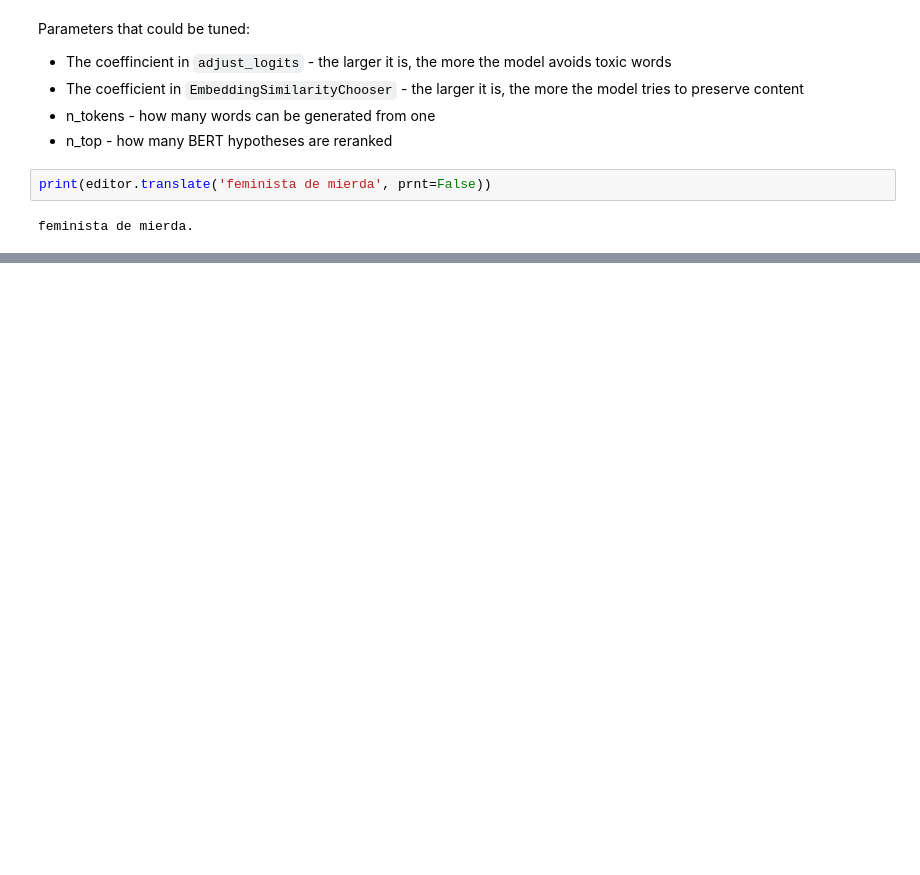
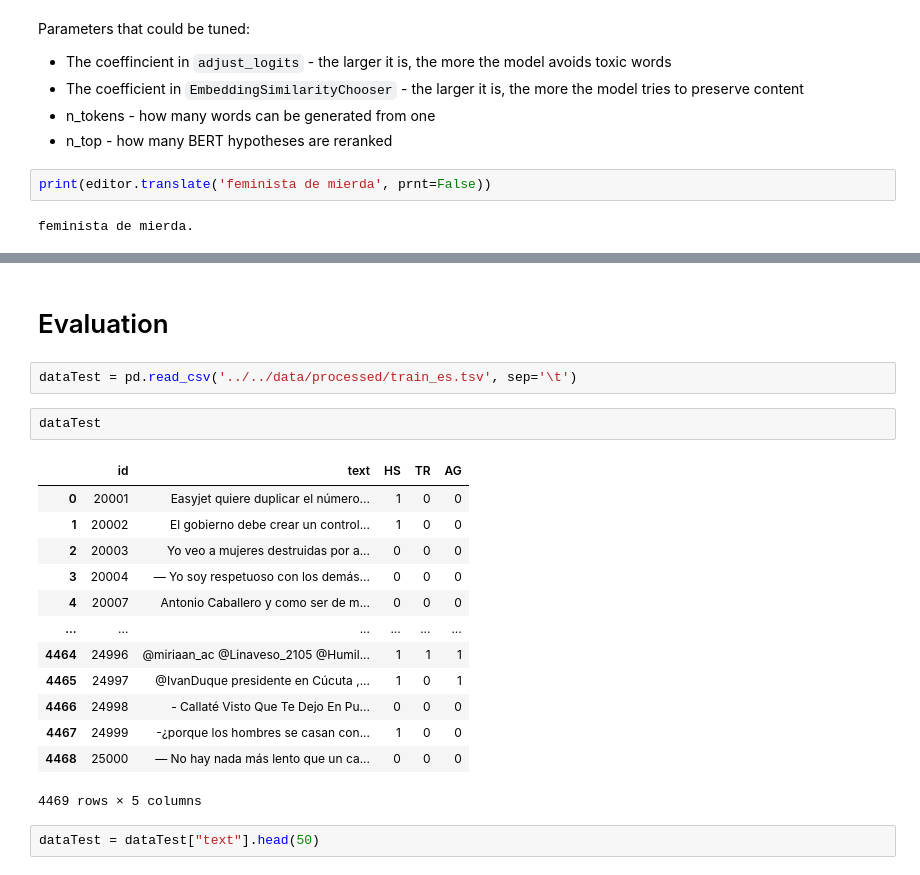
Before and after one commit to GabrielTuco/Text-Detoxification-in-Spanish, a Jupyter notebook: style_transfer/condBERT/condrobertuito_compile_vocab.ipynb, the cells around one changed output, grey strips where cells are left out. Cells and saved outputs as stored; diff of their text form; blank space fills up the shorter version.

```diff
--- a/style_transfer/condBERT/condrobertuito_compile_vocab.ipynb
+++ b/style_transfer/condBERT/condrobertuito_compile_vocab.ipynb
@@ -349,0 +350,22 @@ feminista de mierda,
+# %% [markdown]
+# Evaluation
+# %%
+dataTest = pd.read_csv('../../data/processed/train_es.tsv', sep='\t')
+# %%
+dataTest
+# %% [output]
+|  | id | text | HS | TR | AG |
+| 0 | 20001 | Easyjet quiere duplicar el número... | 1 | 0 | 0 |
+| 1 | 20002 | El gobierno debe crear un control... | 1 | 0 | 0 |
+| 2 | 20003 | Yo veo a mujeres destruidas por a... | 0 | 0 | 0 |
+| 3 | 20004 | — Yo soy respetuoso con los demás... | 0 | 0 | 0 |
+| 4 | 20007 | Antonio Caballero y como ser de m... | 0 | 0 | 0 |
+| ... | ... | ... | ... | ... | ... |
+| 4464 | 24996 | @miriaan_ac @Linaveso_2105 @Humil... | 1 | 1 | 1 |
+| 4465 | 24997 | @IvanDuque presidente en Cúcuta ,... | 1 | 0 | 1 |
+| 4466 | 24998 | - Callaté Visto Que Te Dejo En Pu... | 0 | 0 | 0 |
+| 4467 | 24999 | -¿porque los hombres se casan con... | 1 | 0 | 0 |
+| 4468 | 25000 | — No hay nada más lento que un ca... | 0 | 0 | 0 |
+4469 rows × 5 columns
+# %%
+dataTest = dataTest["text"].head(50)
```
Also changed, not shown: parts of 12 cells of this notebook, 11 other files.
